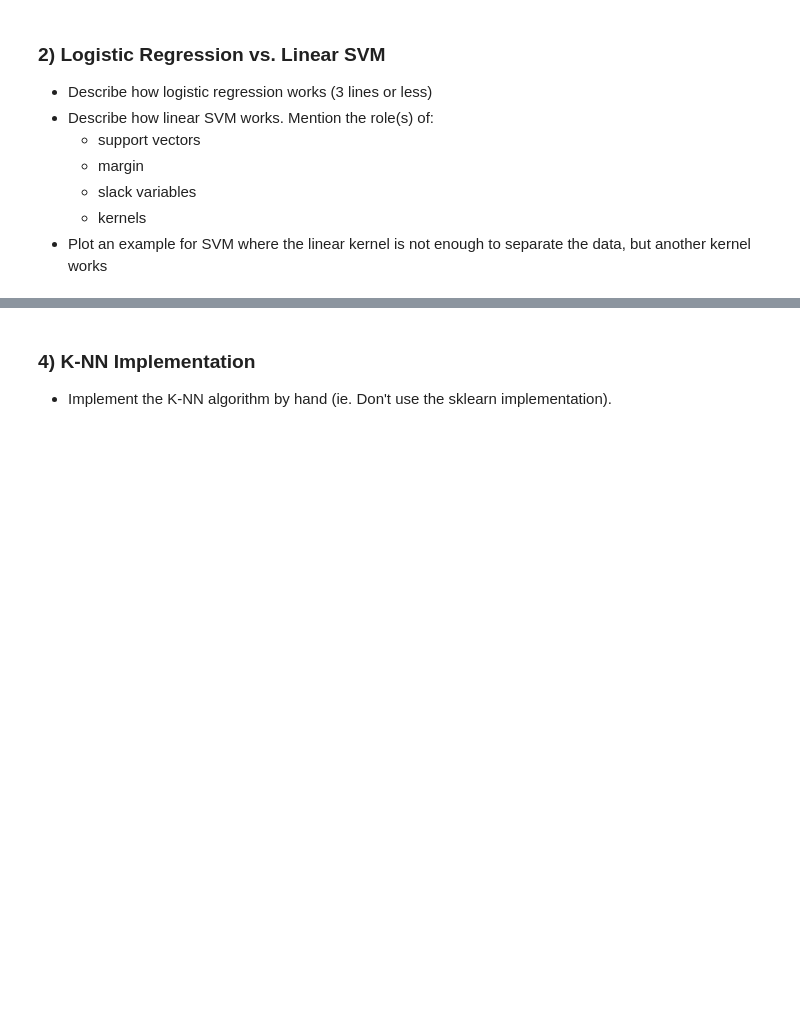
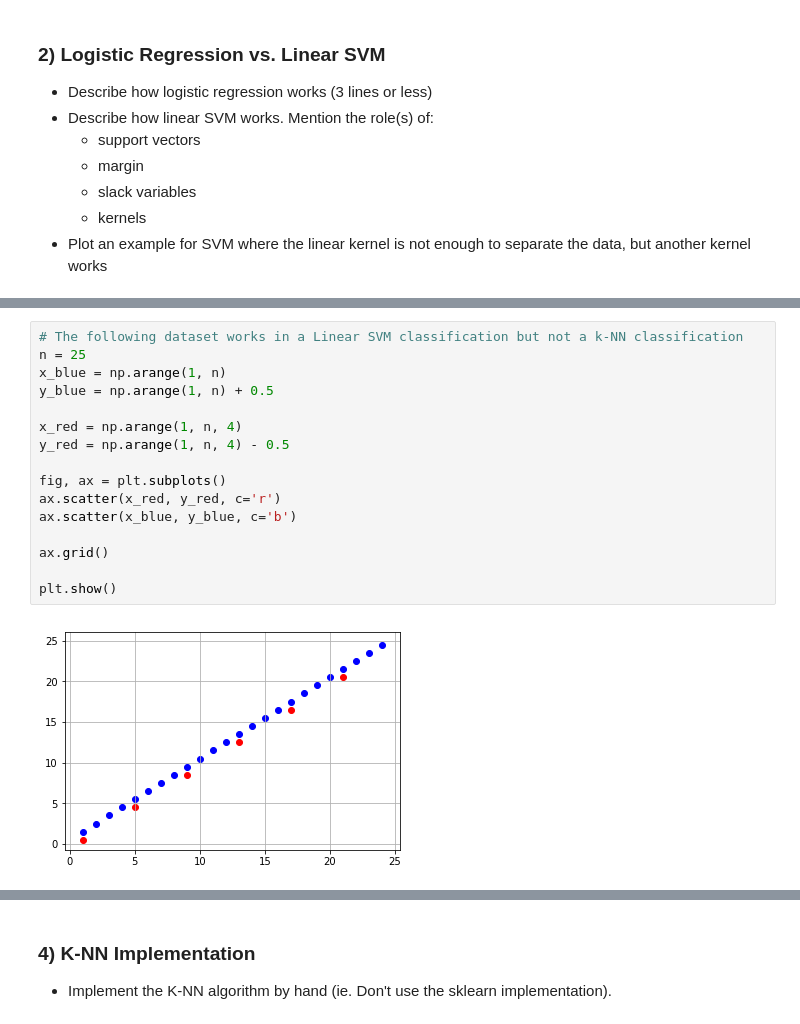
Before and after one commit to McGillAISociety/mais-bootcamp-w2019, a Jupyter notebook: Assignment4/MAIS 202 - Assignment 4.ipynb, the cells around one changed output, grey strips where cells are left out. Cells and saved outputs as stored; diff of their text form; blank space fills up the shorter version.

```diff
--- a/Assignment4/MAIS 202 - Assignment 4.ipynb
+++ b/Assignment4/MAIS 202 - Assignment 4.ipynb
@@ -30,0 +108,18 @@ Congratulations, you have reached the midpoint of the course! The rest of the co
+# %%
+# The following dataset works in a Linear SVM classification but not a k-NN classification
+n = 25
+x_blue = np.arange(1, n)
+y_blue = np.arange(1, n) + 0.5
+
+x_red = np.arange(1, n, 4)
+y_red = np.arange(1, n, 4) - 0.5
+
+fig, ax = plt.subplots()
+ax.scatter(x_red, y_red, c='r')
+ax.scatter(x_blue, y_blue, c='b')
+
+ax.grid()
+
+plt.show()
+# %% [output]
+[figure, added]
```
Also changed, not shown: parts of 20 cells of this notebook, 1 other file.
